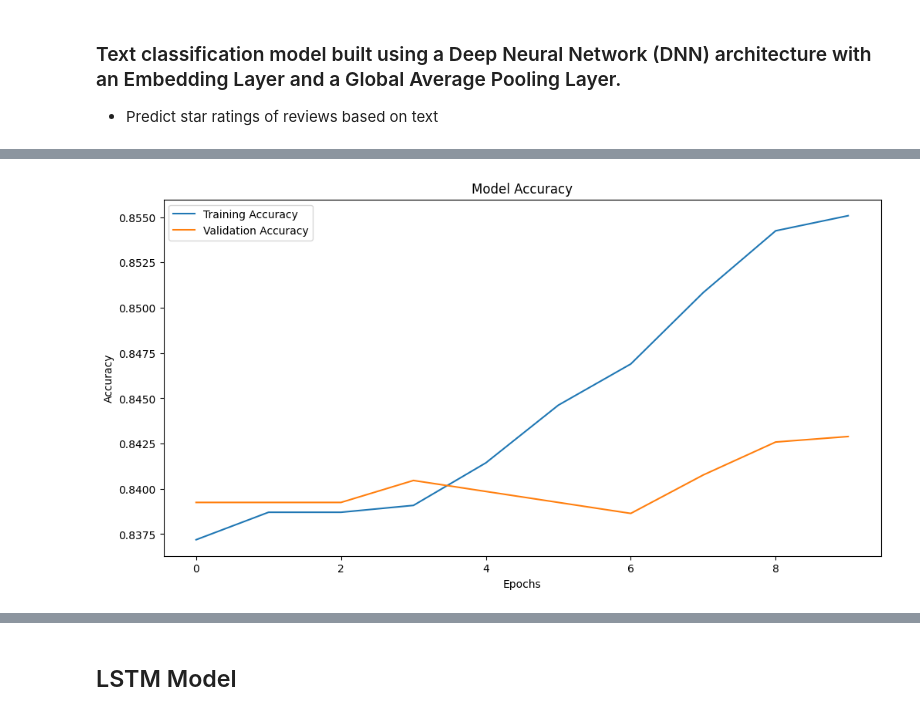
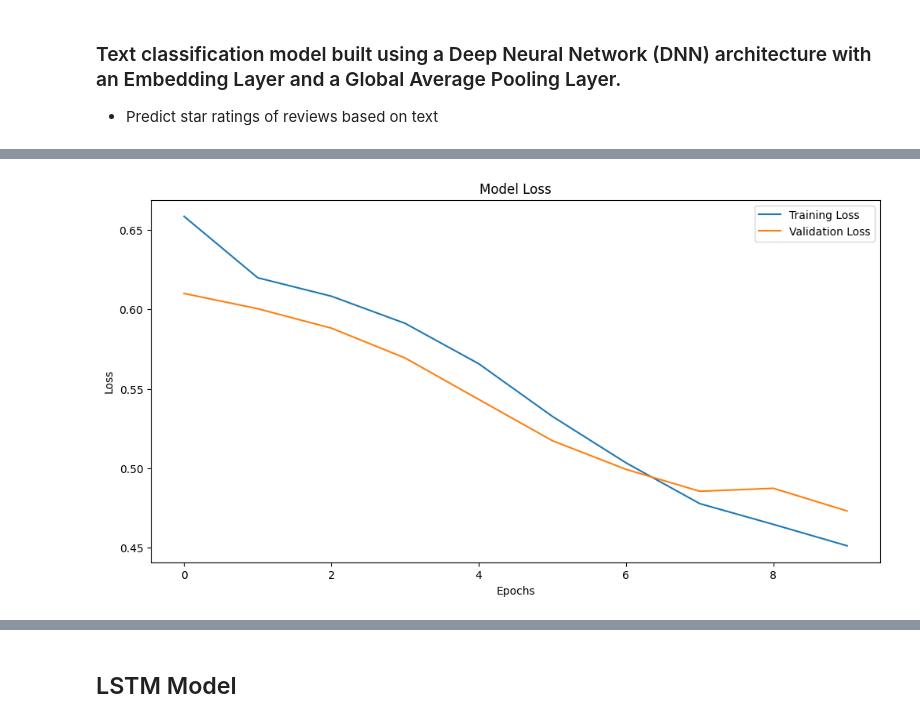
Before and after one commit to mn42899/data_scienceii, a Jupyter notebook: final_exam_prep.ipynb, the cells around one changed output, grey strips where cells are left out. Cells and saved outputs as stored; diff of their text form; code cells hidden in the pictures.

```diff
--- a/final_exam_prep.ipynb
+++ b/final_exam_prep.ipynb
@@ -647,76 +685,74 @@ import tensorflow as tf
 from tensorflow.keras.preprocessing.text import Tokenizer
 from tensorflow.keras.preprocessing.sequence import pad_sequences
 from sklearn.model_selection import train_test_split
+from sklearn.metrics import f1_score
 
-# Filter valid data
+# Step 1: Filter valid data
 df = df.dropna(subset=['text', 'stars'])
 df = df[df['stars'].between(1, 5)]  # Ensure stars values are between 1 and 5
 
-# Preprocess the text data
-texts = df['text'].astype(str)
-labels = df['stars']
+# Step 2: Preprocess the text data
+dnn_texts = df['text'].astype(str)
+dnn_labels = df['stars']
 
-# Split the dataset
-X_train, X_test, y_train, y_test = train_test_split(texts, labels, test_size=0.2, random_state=42)
+# Step 3: Split the dataset
+dnn_X_train, dnn_X_test, dnn_y_train, dnn_y_test = train_test_split(
+    dnn_texts, dnn_labels, test_size=0.2, random_state=42
+)
 
-# Tokenize text data
-tokenizer = Tokenizer(num_words=10000, oov_token='<OOV>')
-tokenizer.fit_on_texts(X_train)
+# Step 4: Tokenize text data
+dnn_tokenizer = Tokenizer(num_words=10000, oov_token='<OOV>')
+dnn_tokenizer.fit_on_texts(dnn_X_train)
 
-X_train_seq = tokenizer.texts_to_sequences(X_train)
-X_test_seq = tokenizer.texts_to_sequences(X_test)
+dnn_X_train_seq = dnn_tokenizer.texts_to_sequences(dnn_X_train)
+dnn_X_test_seq = dnn_tokenizer.texts_to_sequences(dnn_X_test)
 
-# Pad sequences
-max_len = 100
-X_train_padded = pad_sequences(X_train_seq, maxlen=max_len, padding='post', truncating='post')
-X_test_padded = pad_sequences(X_test_seq, maxlen=max_len, padding='post', truncating='post')
+# Step 5: Pad sequences
+dnn_max_len = 100
+dnn_X_train_padded = pad_sequences(dnn_X_train_seq, maxlen=dnn_max_len, padding='post', truncating='post')
+dnn_X_test_padded = pad_sequences(dnn_X_test_seq, maxlen=dnn_max_len, padding='post', truncating='post')
 
 # Convert labels to 0-indexed (since stars are 1-5, subtract 1)
-y_train = y_train - 1
-y_test = y_test - 1
+dnn_y_train = dnn_y_train - 1
+dnn_y_test = dnn_y_test - 1
 
-# Build the model
-num_classes = 5
+# Step 6: Build the model
+dnn_num_classes = 5
 
-model = tf.keras.Sequential([
+dnn_model = tf.keras.Sequential([
     tf.keras.layers.Embedding(input_dim=10000, output_dim=16),
     tf.keras.layers.GlobalAveragePooling1D(),
     tf.keras.layers.Dense(16, activation='relu'),
-    tf.keras.layers.Dense(num_classes, activation='softmax')  # Softmax for multi-class output
+    tf.keras.layers.Dense(dnn_num_classes, activation='softmax')  # Softmax for multi-class output
 ])
 
-model.compile(optimizer='adam',
-              loss='sparse_categorical_crossentropy',  # Multi-class loss function
-              metrics=['accuracy'])
+dnn_model.compile(optimizer='adam',
+                  loss='sparse_categorical_crossentropy',  # Multi-class loss function
+                  metrics=[])  # Remove accuracy to calculate F1-score separately
 
-# Train the model
-history = model.fit(
-    X_train_padded, y_train,  # Use original training data
+# Step 7: Train the model
+dnn_history = dnn_model.fit(
+    dnn_X_train_padded, dnn_y_train,  # Use original training data
     epochs=10,
-    validation_data=(X_test_padded, y_test),  # Validation data
+    validation_data=(dnn_X_test_padded, dnn_y_test),  # Validation data
     batch_size=32
 )
 
-# Evaluate the model
-loss, accuracy = model.evaluate(X_test_padded, y_test)
-print(f"Test Accuracy: {accuracy}")
+# Step 8: Evaluate the model with F1-Score
+# Predict classes for the test set
+dnn_y_test_pred_probs = dnn_model.predict(dnn_X_test_padded)
+dnn_y_test_pred = tf.argmax(dnn_y_test_pred_probs, axis=1).numpy()
 
-# Plot training and validation accuracy
+# Calculate F1-score
+dnn_f1 = f1_score(dnn_y_test, dnn_y_test_pred, average='weighted')
+print(f"Test F1-Score: {dnn_f1:.4f}")
+
+# Step 9: Plot training and validation loss
 import matplotlib.pyplot as plt
 
 plt.figure(figsize=(12, 6))
-plt.plot(history.history['accuracy'], label='Training Accuracy')
-plt.plot(history.history['val_accuracy'], label='Validation Accuracy')
-plt.title('Model Accuracy')
-plt.xlabel('Epochs')
-plt.ylabel('Accuracy')
-plt.legend()
-plt.show()
-
-# Plot training and validation loss
-plt.figure(figsize=(12, 6))
-plt.plot(history.history['loss'], label='Training Loss')
-plt.plot(history.history['val_loss'], label='Validation Loss')
+plt.plot(dnn_history.history['loss'], label='Training Loss')
+plt.plot(dnn_history.history['val_loss'], label='Validation Loss')
 plt.title('Model Loss')
 plt.xlabel('Epochs')
 plt.ylabel('Loss')
@@ -743 +779 @@ Test Accuracy: 0.8428874611854553
-[figure, old version]
+[figure, new version]
```
Also changed, not shown: parts of 54 cells of this notebook.
